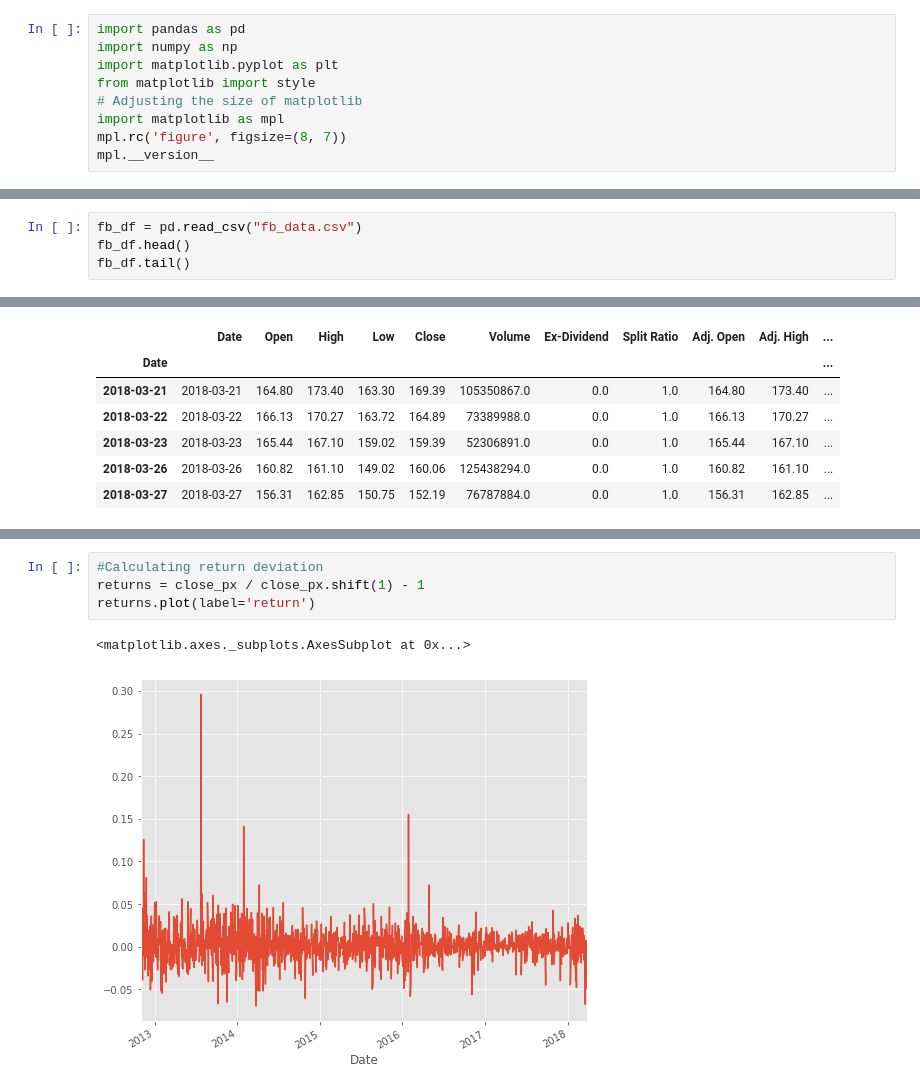
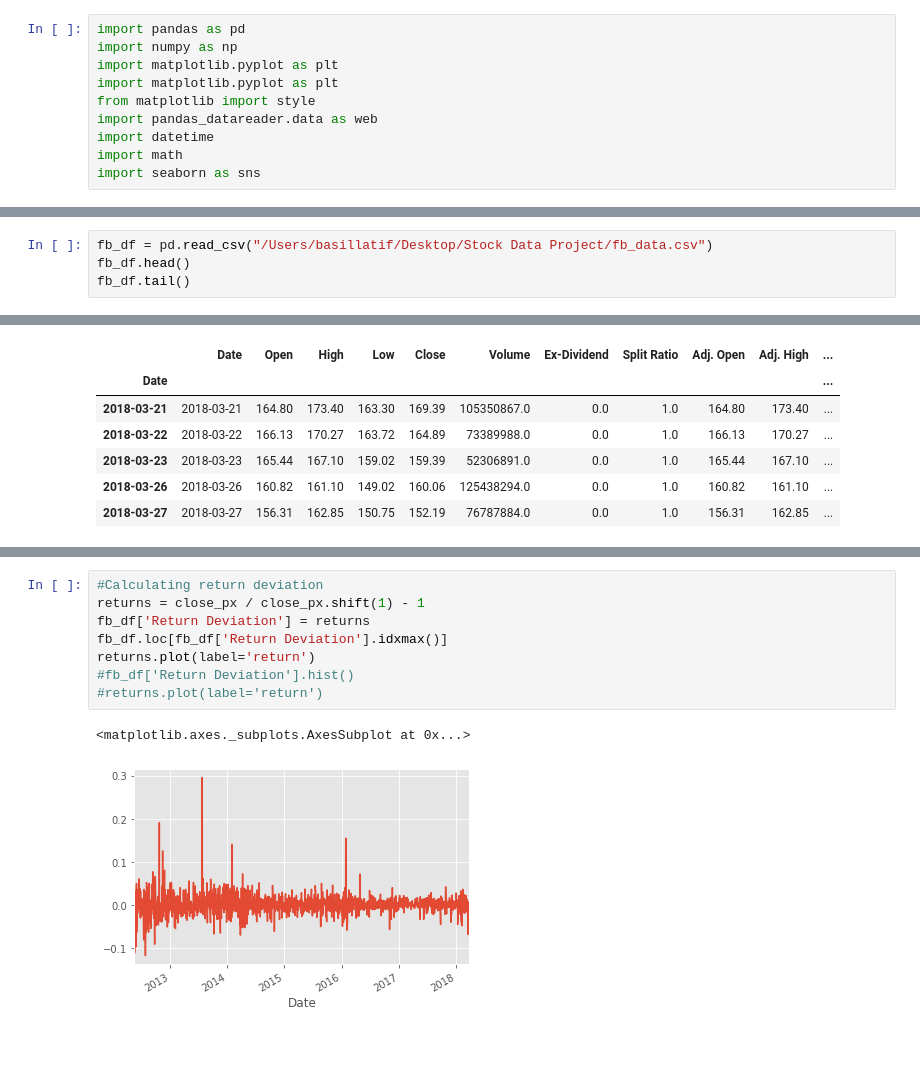
Before and after one commit to basillatif/Stock-API-Dev, a Jupyter notebook: Codes/FB Stock Analysis_bl.ipynb, the cells around one changed output, grey strips where cells are left out. Saved outputs shown, nothing was run; the diff lists cells and outputs as text; blank space fills up the shorter version.

```diff
--- a/Codes/FB Stock Analysis_bl.ipynb
+++ b/Codes/FB Stock Analysis_bl.ipynb
@@ -2,8 +2,9 @@
 import pandas as pd
 import numpy as np
 import matplotlib.pyplot as plt
+import matplotlib.pyplot as plt
 from matplotlib import style
-# Adjusting the size of matplotlib
-import matplotlib as mpl
-mpl.rc('figure', figsize=(8, 7))
-mpl.__version__
+import pandas_datareader.data as web
+import datetime
+import math
+import seaborn as sns
@@ -12,7 +11,7 @@ mpl.__version__
 # %%
 #Following code from https://towardsdatascience.com/financial-analytics-exploratory-data-analysis-of-stock-data-d98cbadf98b9
 # %%
-fb_df = pd.read_csv("fb_data.csv")
+fb_df = pd.read_csv("/Users/basillatif/Desktop/Stock Data Project/fb_data.csv")
 fb_df.head()
 fb_df.tail()
 # %% [output]
@@ -160,7 +188,11 @@ mavg.plot(label='mavg')
 # %%
 #Calculating return deviation
 returns = close_px / close_px.shift(1) - 1
+fb_df['Return Deviation'] = returns
+fb_df.loc[fb_df['Return Deviation'].idxmax()]
 returns.plot(label='return')
+#fb_df['Return Deviation'].hist()
+#returns.plot(label='return')
 # %% [output]
 <matplotlib.axes._subplots.AxesSubplot at 0x...>
-[figure, old version]
+[figure, new version]
```
Also changed, not shown: parts of 35 cells of this notebook, 4 other files.
